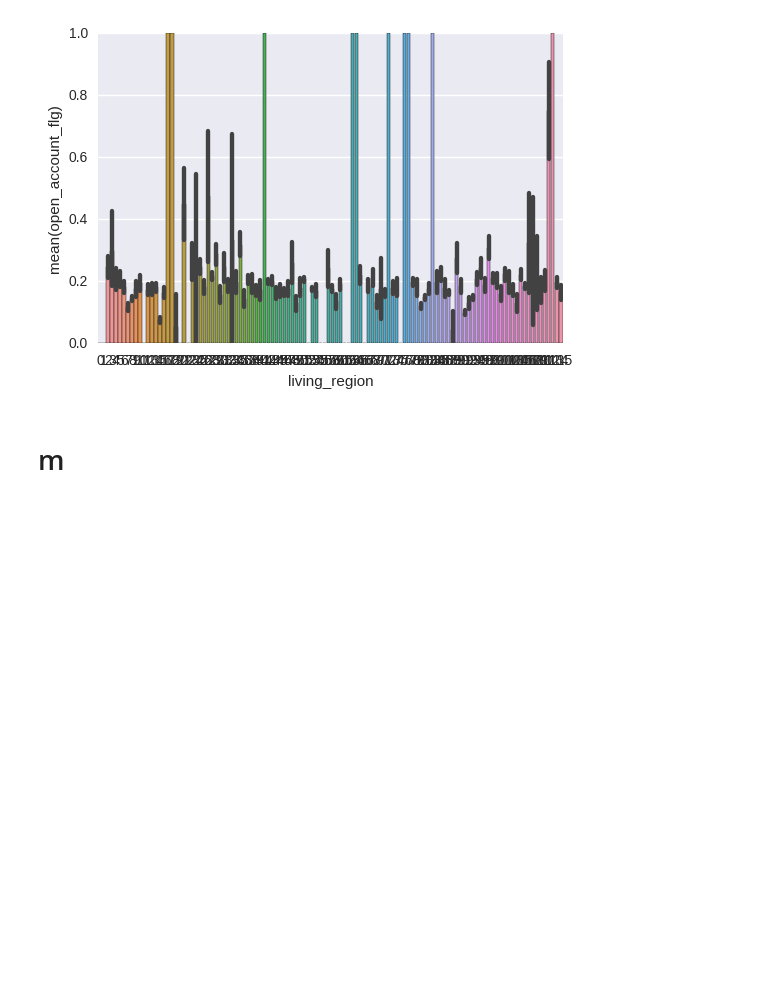
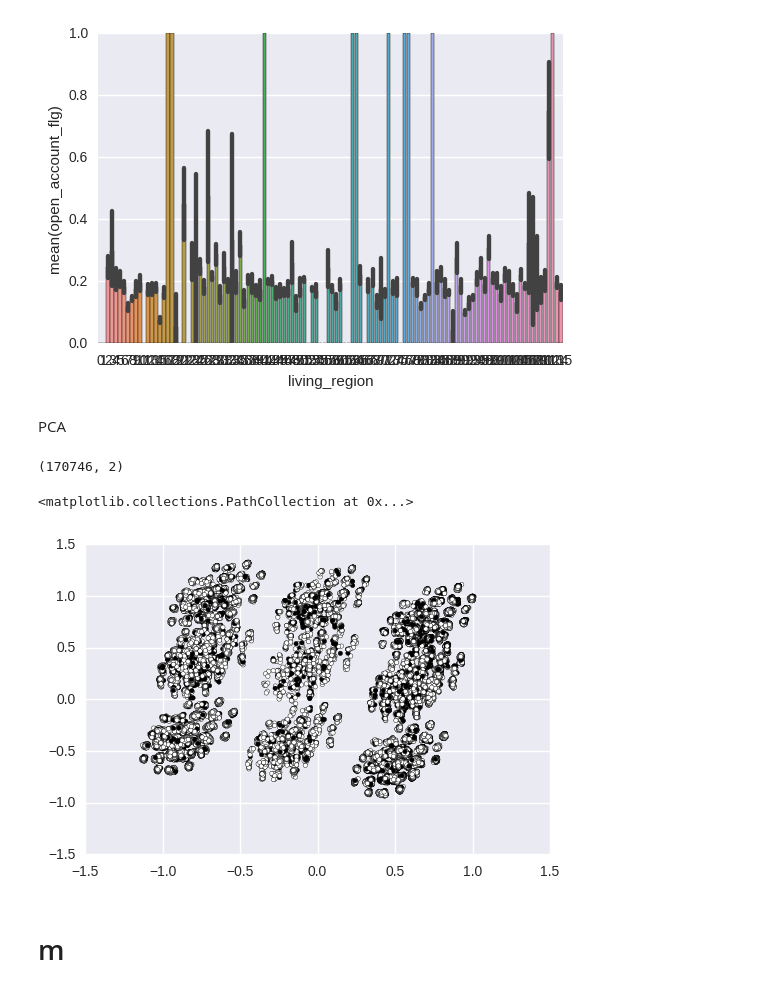
Before and after one commit to corvin28/tinkoff_boosters, a Jupyter notebook: tb.ipynb, the cells around one changed output. Cells and saved outputs as stored; diff of their text form; code cells hidden in the pictures; blank space fills up the shorter version.

```diff
--- a/tb.ipynb
+++ b/tb.ipynb
@@ -230,3 +320,5 @@ sns.barplot(x=data.living_region, y=data.open_account_flg)
 # %% [output]
 <matplotlib.axes._subplots.AxesSubplot at 0x...>
 [figure]
+# %% [markdown]
+PCA
@@ -232,0 +328,15 @@ sns.barplot(x=data.living_region, y=data.open_account_flg)
+# %%
+scaler = MaxAbsScaler()
+X_train = scaler.fit_transform(X_train)
+X = PCA(n_components=2).fit_transform(X_train.toarray())
+# %%
+X.shape
+# %% [output]
+(170746, 2)
+# %%
+color = (data.open_account_flg > 0).astype(int)
+# %%
+plt.scatter(X[:, 0], X[:, 1], c=color, s=10)
+# %% [output]
+<matplotlib.collections.PathCollection at 0x...>
+[figure, added]
```
Also changed, not shown: parts of 70 cells of this notebook.
